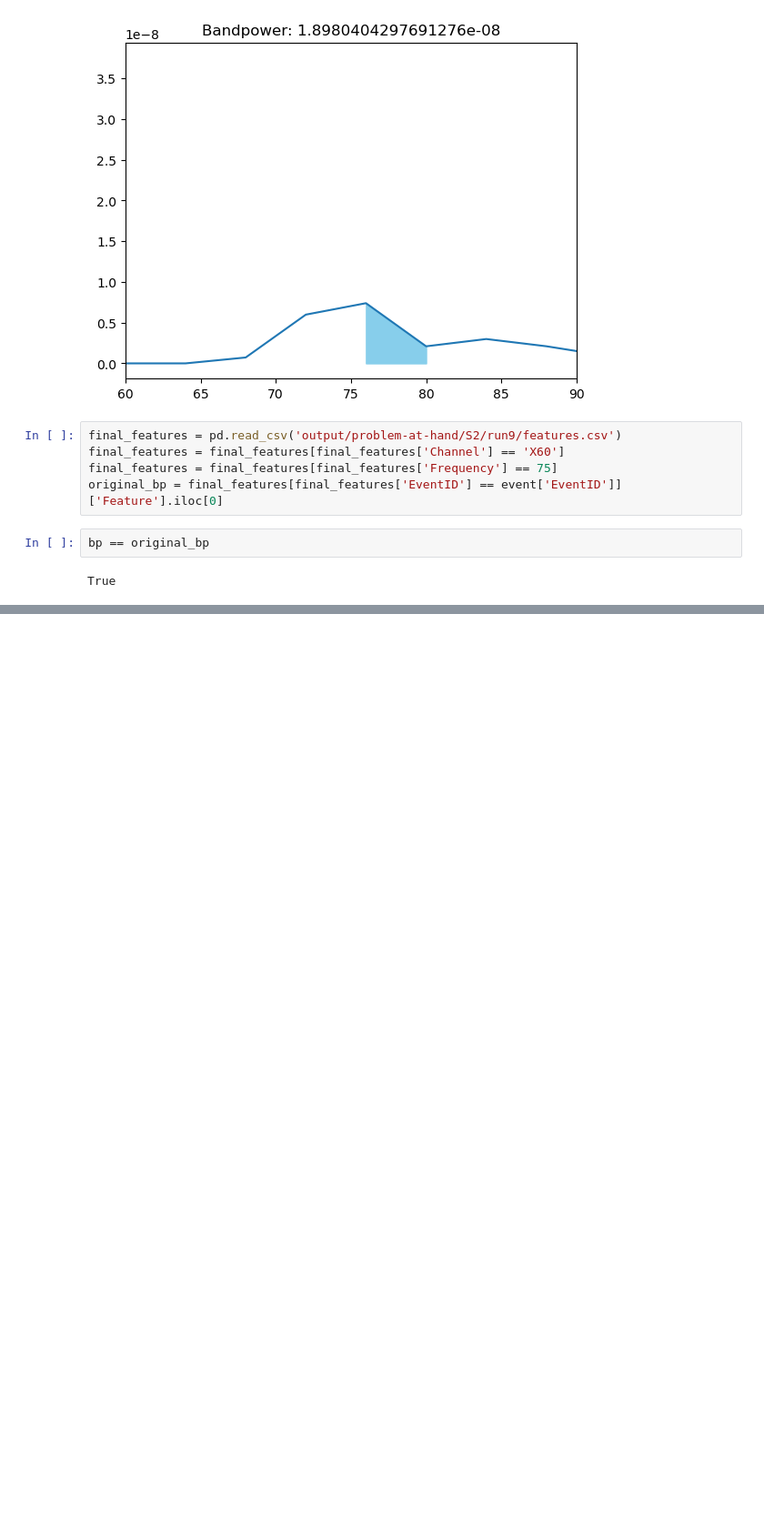
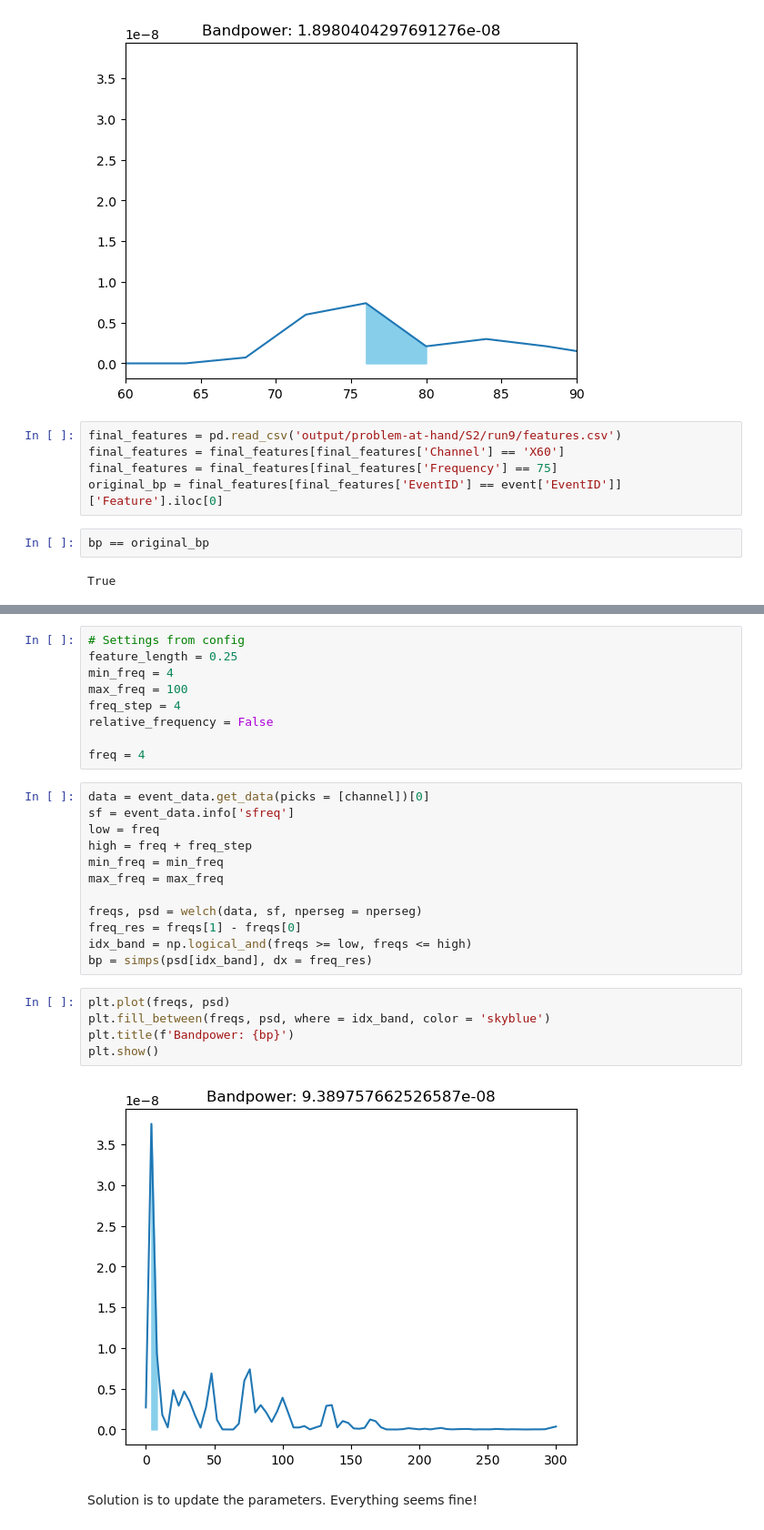
Before and after one commit to kerseviciute/problem-at-hand, a Jupyter notebook: feature_example.ipynb, the cells around one changed output, grey strips where cells are left out. Shown: that part at 91% size. Drawn from its saved outputs; the diff is of its cells as text; blank space fills up the shorter version.

```diff
--- a/feature_example.ipynb
+++ b/feature_example.ipynb
@@ -130,0 +166,30 @@ True
+# %%
+# Settings from config
+feature_length = 0.25
+min_freq = 4
+max_freq = 100
+freq_step = 4
+relative_frequency = False
+
+freq = 4
+# %%
+data = event_data.get_data(picks = [channel])[0]
+sf = event_data.info['sfreq']
+low = freq
+high = freq + freq_step
+min_freq = min_freq
+max_freq = max_freq
+
+freqs, psd = welch(data, sf, nperseg = nperseg)
+freq_res = freqs[1] - freqs[0]
+idx_band = np.logical_and(freqs >= low, freqs <= high)
+bp = simps(psd[idx_band], dx = freq_res)
+# %%
+plt.plot(freqs, psd)
+plt.fill_between(freqs, psd, where = idx_band, color = 'skyblue')
+plt.title(f'Bandpower: {bp}')
+plt.show()
+# %% [output]
+[figure, added]
+# %% [markdown]
+Solution is to update the parameters. Everything seems fine!
```
Also changed, not shown: parts of 7 cells of this notebook, 5 other files.
